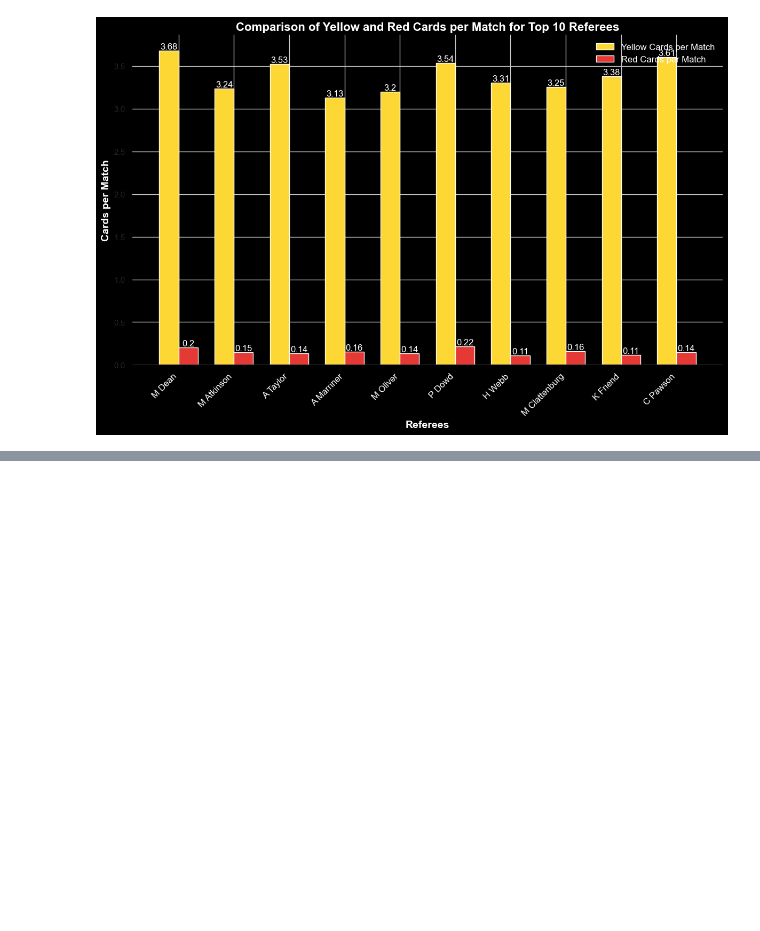
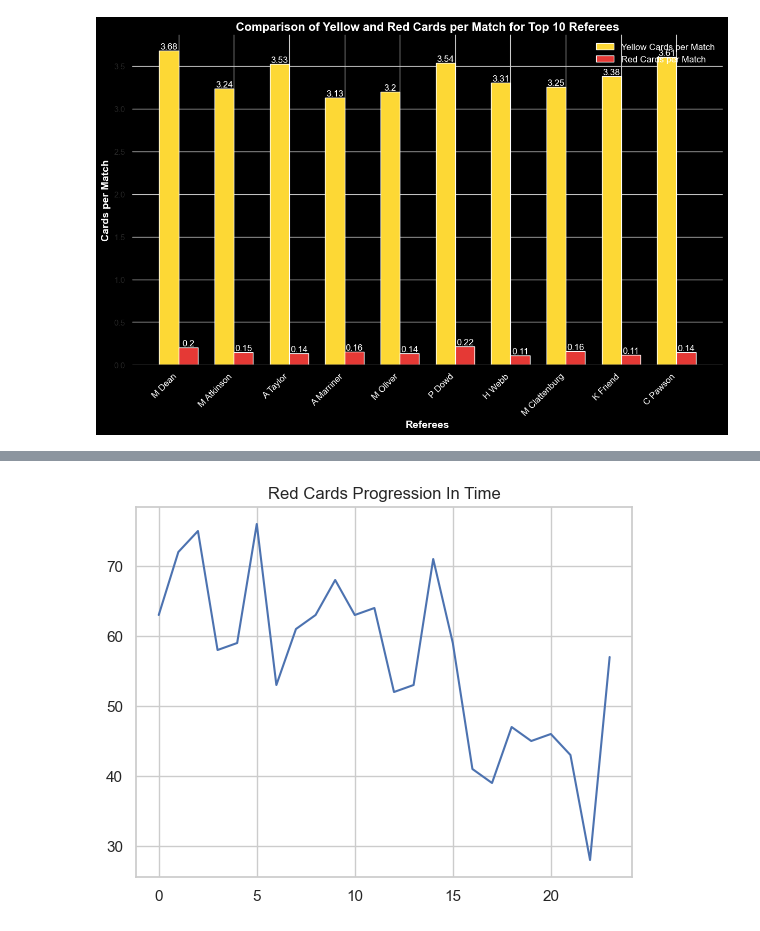
Before and after one commit to Levy212/PremierLeagueAnalysis, a Jupyter notebook: Untitled.ipynb, the cells around one changed output, grey strips where cells are left out. Cells and saved outputs as stored; diff of their text form; code cells hidden in the pictures; blank space fills up the shorter version.

```diff
--- a/Untitled.ipynb
+++ b/Untitled.ipynb
@@ -144,0 +178,7 @@ plt.show()
+# %%
+red = season_cards['TotalRedCards'].values
+plt.plot(index, red)
+plt.title("Red Cards Progression In Time")
+plt.show()
+# %% [output]
+[figure, added]
```
Also changed, not shown: parts of 8 cells of this notebook.
